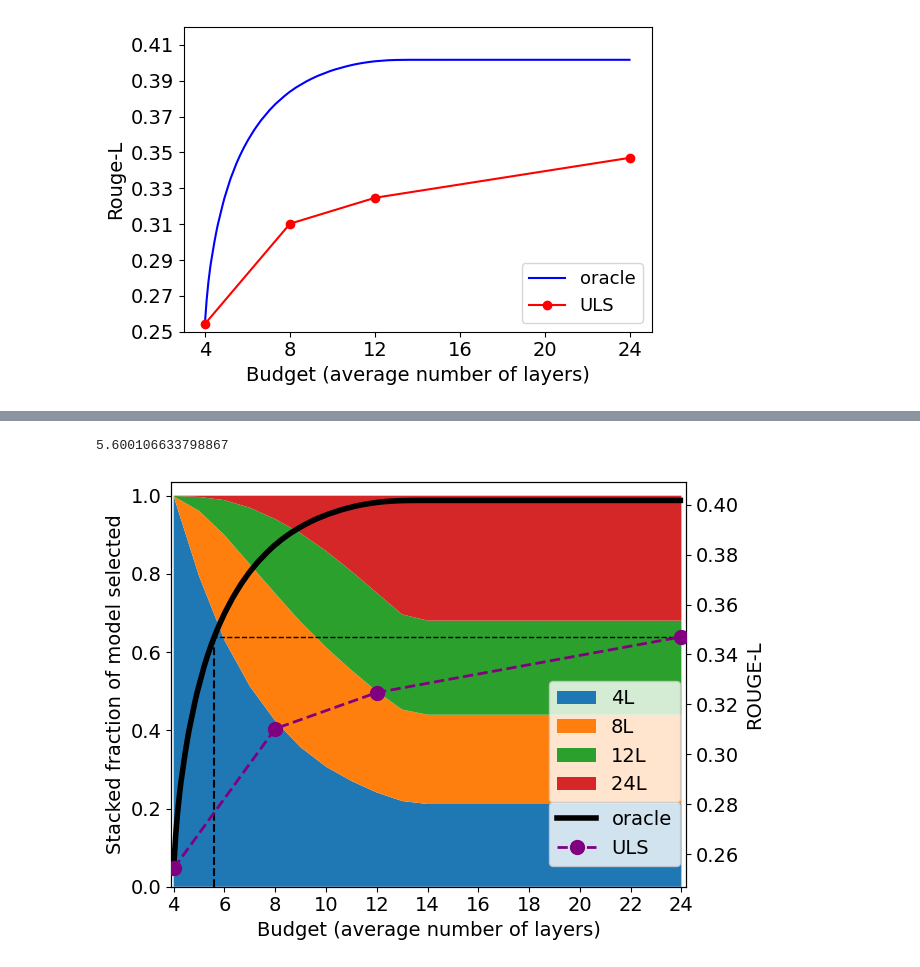
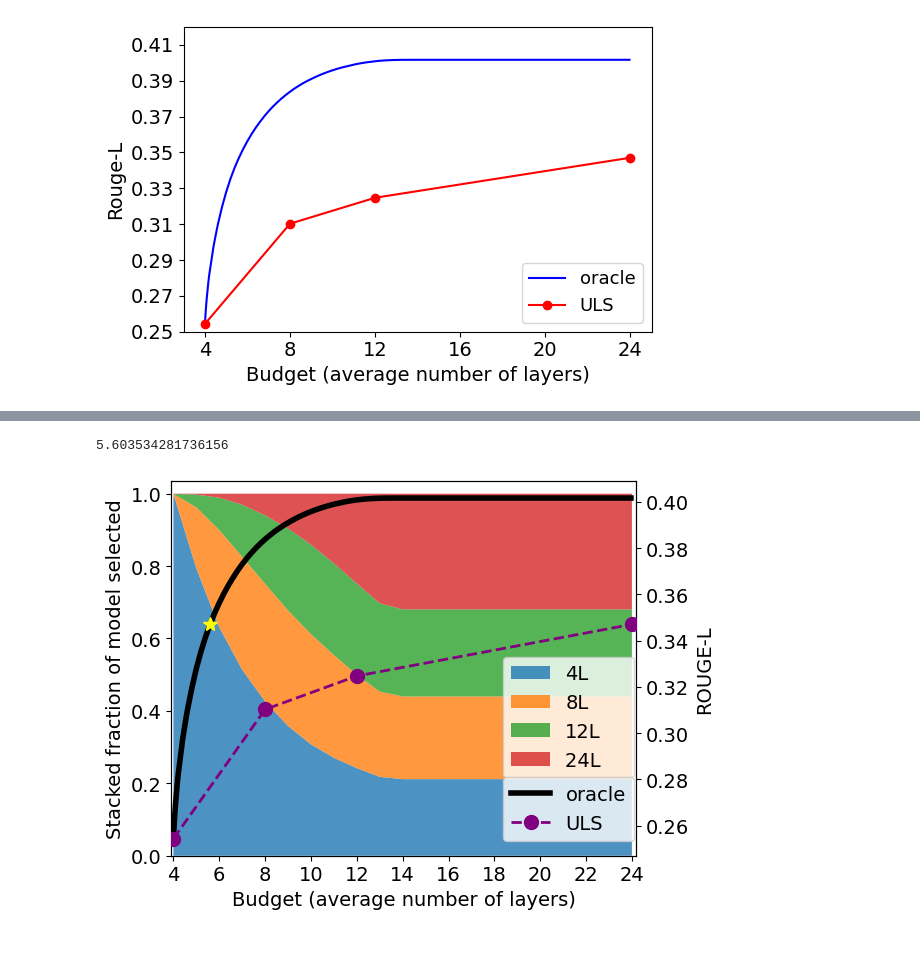
Before and after one commit to networkslab/enlsp_neurips24, a Jupyter notebook: src/analysis/EXP3.ipynb, the cells around one changed output, grey strips where cells are left out. Cells and saved outputs as stored; diff of their text form; code cells hidden in the pictures.

```diff
--- a/src/analysis/EXP3.ipynb
+++ b/src/analysis/EXP3.ipynb
@@ -143,11 +143,29 @@ plt.show()
 # %% [output]
 [figure]
 # %%
+indices_lookup = [1,2,3,6]
+
 average_layers = [1, 1.25,1.5,1.75,2,2.25,2.5,2.75,3,3.25,3.5,3.75,4,4.25,4.5,4.75,5,5.25,5.5,5.75,6]
 choices_for_layer = [kp_solver.reconstruct_chosen_items(layer) for layer in average_layers]
 occurences_model = [[0,0,0,0] for _ in range(len(choices_for_layer))]
+label_lengths_for_model = [[0,0,0,0] for _ in range(len(choices_for_layer))]
+layer_choices = [[] for _ in range(len(choices_for_layer))]
 for i in range(len(choices_for_layer)):
     occurences_model[i][0] += choices_for_layer[i].count(1) / values.shape[0]
     occurences_model[i][1] += choices_for_layer[i].count(2) / values.shape[0]
     occurences_model[i][2] += choices_for_layer[i].count(3) / values.shape[0]
     occurences_model[i][3] += choices_for_layer[i].count(6) / values.shape[0]
+    for k in range(len(choices_for_layer[i])):
+        layer_choice = choices_for_layer[i][k]
+        layer_choices[i].append(layer_choice)
+        idx = indices_lookup.index(layer_choice)
+        label_lengths_for_model[i][idx] += df_dict[layer_choice]['prediction_length'][k]
+    # divide by number of items
+    label_lengths_for_model[i][0] /= choices_for_layer[i].count(1) if choices_for_layer[i].count(1) != 0 else 1
+    label_lengths_for_model[i][1] /= choices_for_layer[i].count(2) if choices_for_layer[i].count(2) != 0 else 1
+    label_lengths_for_model[i][2] /= choices_for_layer[i].count(3) if choices_for_layer[i].count(3) != 0 else 1
+    label_lengths_for_model[i][3] /= choices_for_layer[i].count(6) if choices_for_layer[i].count(6) != 0 else 1
+    label_lengths_for_model[i][0] /= np.mean(df_dict[1]['prediction_length'].values)
+    label_lengths_for_model[i][1] /= np.mean(df_dict[2]['prediction_length'].values)
+    label_lengths_for_model[i][2] /= np.mean(df_dict[3]['prediction_length'].values)
+    label_lengths_for_model[i][3] /= np.mean(df_dict[6]['prediction_length'].values)
@@ -153,0 +215,11 @@ for i in range(len(choices_for_layer)):
+# %%
+plt.figure(figsize=(6,4))
+plt.rc('font', size=15)
+#plot the label lengths for each model
+plt.plot(average_layers, [x[0] for x in label_lengths_for_model], label='4L', color='blue')
+plt.plot(average_layers, [x[1] for x in label_lengths_for_model], label='8L', color='red')
+plt.plot(average_layers, [x[2] for x in label_lengths_for_model], label='12L', color='green')
+plt.plot(average_layers, [x[3] for x in label_lengths_for_model], label='24L', color='purple')
+
+plt.legend(loc='upper right', fontsize=13)
+#plt.ylim(40, 80)
@@ -162,12 +237,12 @@ print(layer5_6)
 # %%
 #default style
-plt.figure(figsize=(7,5))
+plt.figure(figsize=(6.5,4.7))
 #font size
 plt.rc('font', size=14)
 # plot as stacked line chart,
-plt.stackplot([a*4 for a in average_layers], occurences_model_np.T, labels=['4L', '8L', '12L', '24L    '])
+plt.stackplot([a*4 for a in average_layers], occurences_model_np.T, labels=['4L', '8L', '12L', '24L    '],alpha=0.8)
 #plt.plot(np.arange(8,25,1), budget_used, color='purple', linewidth=2)
-plt.legend(loc=(0.733,0.209))
+plt.legend(loc=(0.713,0.209))
 plt.xlabel('Budget (average number of layers)')
 plt.ylabel('Stacked fraction of model selected')
 
@@ -177,39 +252,40 @@ plt.ylabel('Stacked fraction of model selected')
 # for i, txt in enumerate(occurences_model_np[10]):
 #     plt.text(14 +0.1, sum(occurences_model_np[10,:i]) + 0.48*occurences_model_np[10,i], str(round(txt,2)), color='black')
 
 # for i, txt in enumerate(occurences_model_np[4]):
 #     plt.text(11.1, sum(occurences_model_np[4,:i]) + 0.38*occurences_model_np[4,i], str(round(txt,2)), color='black')
 plt.grid(False)
 plt.ylim(0,1.035)
 #add rouge socre on secondary y axis
 plt.twinx()
 plt.ylabel('ROUGE-L')
 plt.plot(optimal_rouge_layer_use, optimal_rouges, label='oracle', color='black', linewidth=4)
 
 plt.plot(ULS_layer_use, ULS_constant_rouges, label='ULS', color='purple', marker='o', linestyle='--', linewidth=2, markersize=10, zorder=10)
 
 #add horizontal dashed line at full model
-plt.axhline(y=ULS_constant_rouges[-1], color='black', linestyle='--',xmin=0.08, linewidth=1)
+#plt.axhline(y=ULS_constant_rouges[-1], color='black', linestyle='--',xmin=0.08, linewidth=1)
 
 #intesecting point of max uls and oracle
 intersect = np.interp(ULS_constant_rouges[-1], optimal_rouges, optimal_rouge_layer_use)
 print(intersect)
-plt.axvline(x=intersect, color='black', linestyle='--',ymax=0.63)
+#plt.axvline(x=intersect, color='black', linestyle='--',ymax=0.63)
+plt.plot(intersect, ULS_constant_rouges[-1], marker='*', color='yellow', markersize=10)
 
 #plt.ylim(0.277, 0.360)
 #plt.ylim(0.37, 0.447)
 
-plt.legend(loc=(0.734,0.052))
+plt.legend(loc=(0.714,0.040))
 #hide grid
 plt.grid(False)
 plt.xlim(3.9,24.2)
 plt.xticks(np.arange(4,25,2))
 plt.tight_layout()
-plt.savefig(r"data\rouge_scores_ULS\Alpaca\oracle_stacked.pdf", bbox_inches='tight')
+#plt.savefig(r"data\rouge_scores_ULS\Alpaca\oracle_stacked.pdf", bbox_inches='tight')
 plt.show()
 # %% [output]
-5.600106633798867
+5.603534281736156
-[figure, old version]
+[figure, new version]
 # %%
 sns.set_style('whitegrid')
 #violin plots of rouge scores, colorful
```
Also changed, not shown: parts of 7 cells of this notebook, 1 other file.
